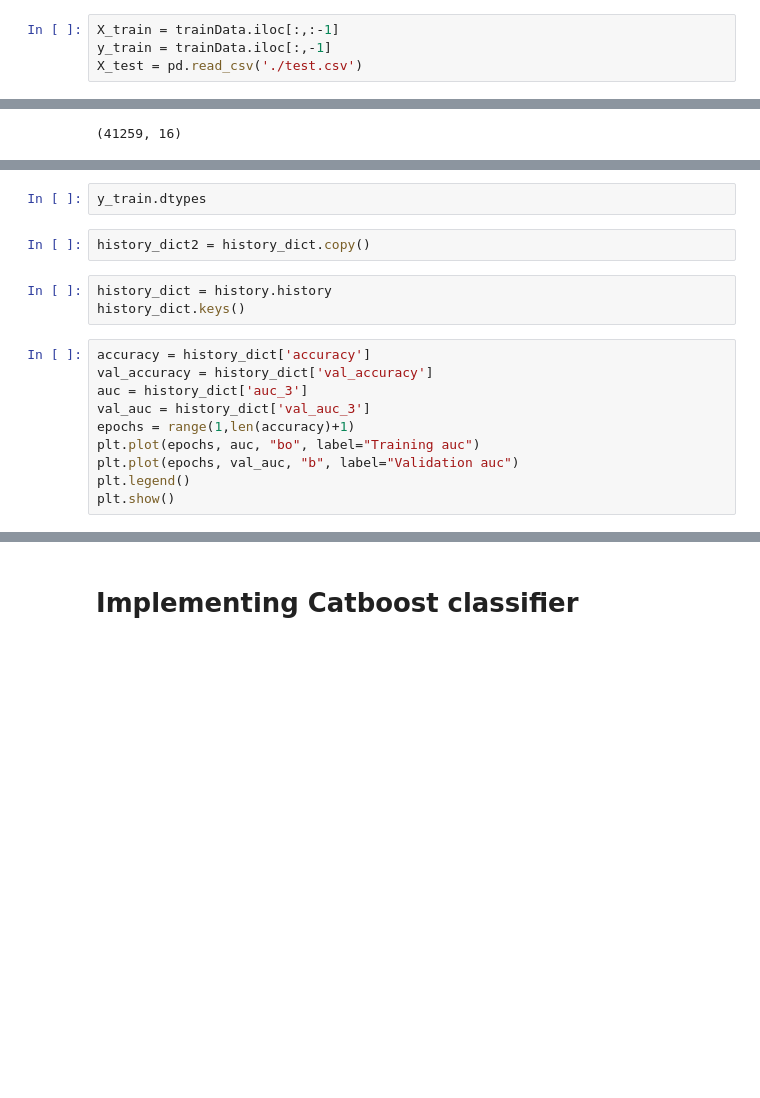
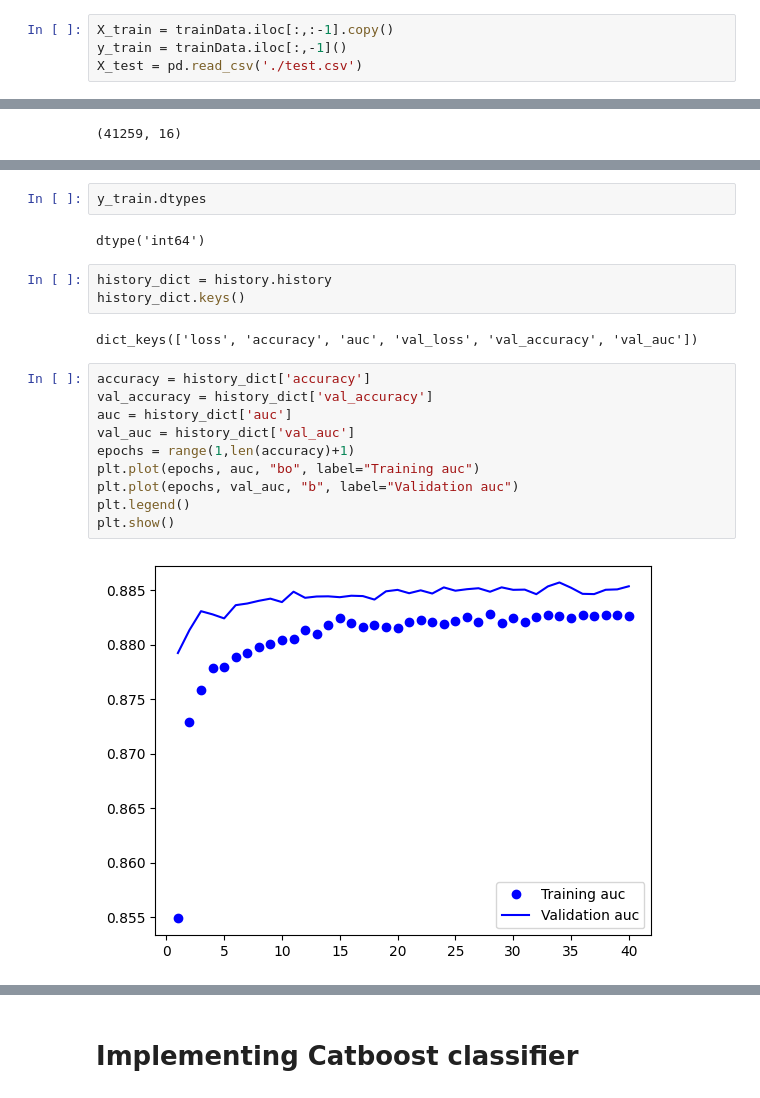
Before and after one commit to Abhiram-29/ML_Projects, a Jupyter notebook: Bank-Churn/NNmodel.ipynb, the cells around one changed output, grey strips where cells are left out. Saved outputs shown, nothing was run; the diff lists cells and outputs as text; blank space fills up the shorter version.

```diff
--- a/Bank-Churn/NNmodel.ipynb
+++ b/Bank-Churn/NNmodel.ipynb
@@ -62,8 +62,8 @@ We can add a feature GoodCreditScore if credit score is greater than 670\
 Geography , Gender NumOfProducts can be oneHot Encoded\
 The last column Exited is the target column
 # %%
-X_train = trainData.iloc[:,:-1]
-y_train = trainData.iloc[:,-1]
+X_train = trainData.iloc[:,:-1].copy()
+y_train = trainData.iloc[:,-1]()
 X_test = pd.read_csv('./test.csv')
 # %%
 # Lable encoding Surname
@@ -129,20 +147,24 @@ history = model.fit(x,y,epochs=40,validation_data=(x_v,y_v))
 # %%
 y_train.dtypes
+# %% [output]
+dtype('int64')
-# %%
-history_dict2 = history_dict.copy()
 # %%
 history_dict = history.history
 history_dict.keys()
+# %% [output]
+dict_keys(['loss', 'accuracy', 'auc', 'val_loss', 'val_accuracy', 'val_auc'])
 # %%
 accuracy = history_dict['accuracy']
 val_accuracy = history_dict['val_accuracy']
-auc = history_dict['auc_3']
-val_auc = history_dict['val_auc_3']
+auc = history_dict['auc']
+val_auc = history_dict['val_auc']
 epochs = range(1,len(accuracy)+1)
 plt.plot(epochs, auc, "bo", label="Training auc")
 plt.plot(epochs, val_auc, "b", label="Validation auc")
 plt.legend()
 plt.show()
+# %% [output]
+[figure, added]
 # %%
 plt.plot(epochs, accuracy, "ro", label="Training accuracy")
 plt.plot(epochs, val_accuracy, "r", label="Validation accuracy")
```
Also changed, not shown: parts of 23 cells of this notebook, 7 other files.
